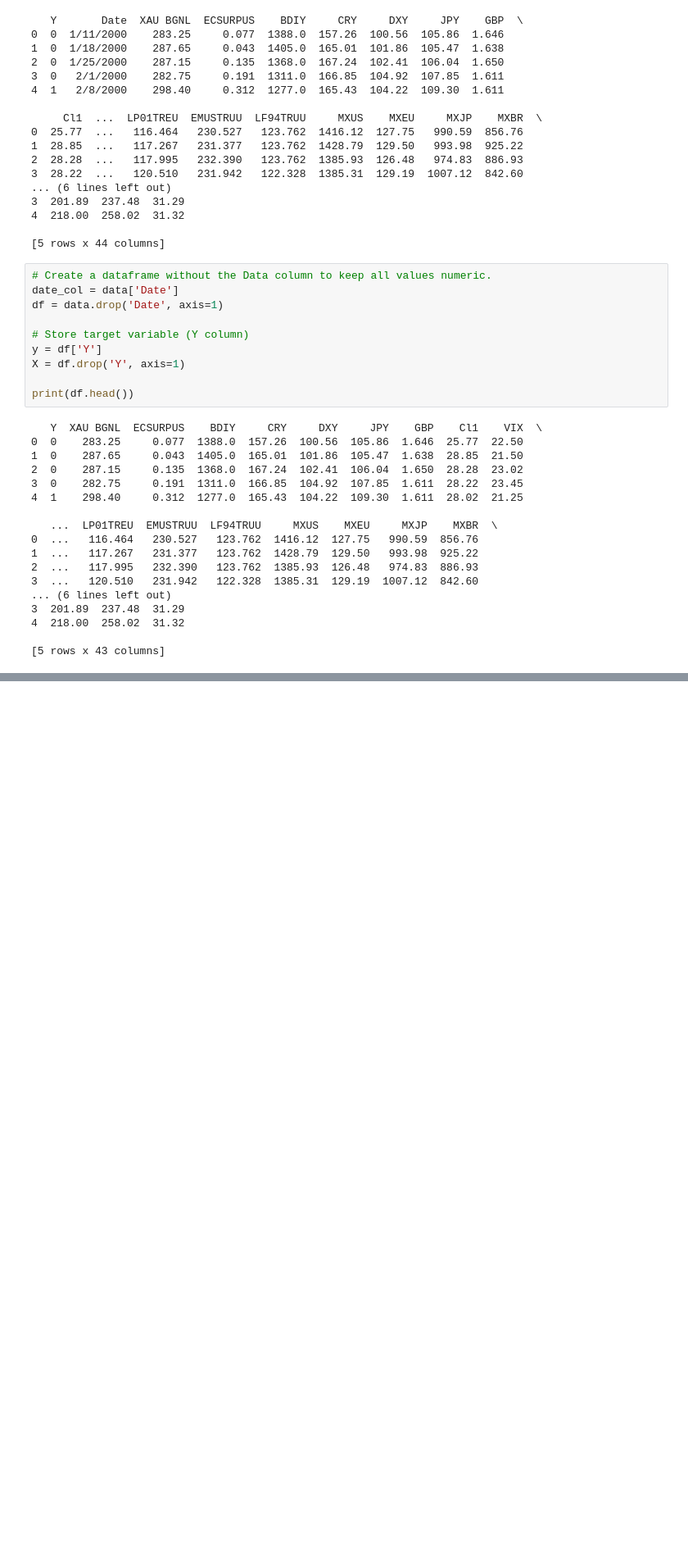
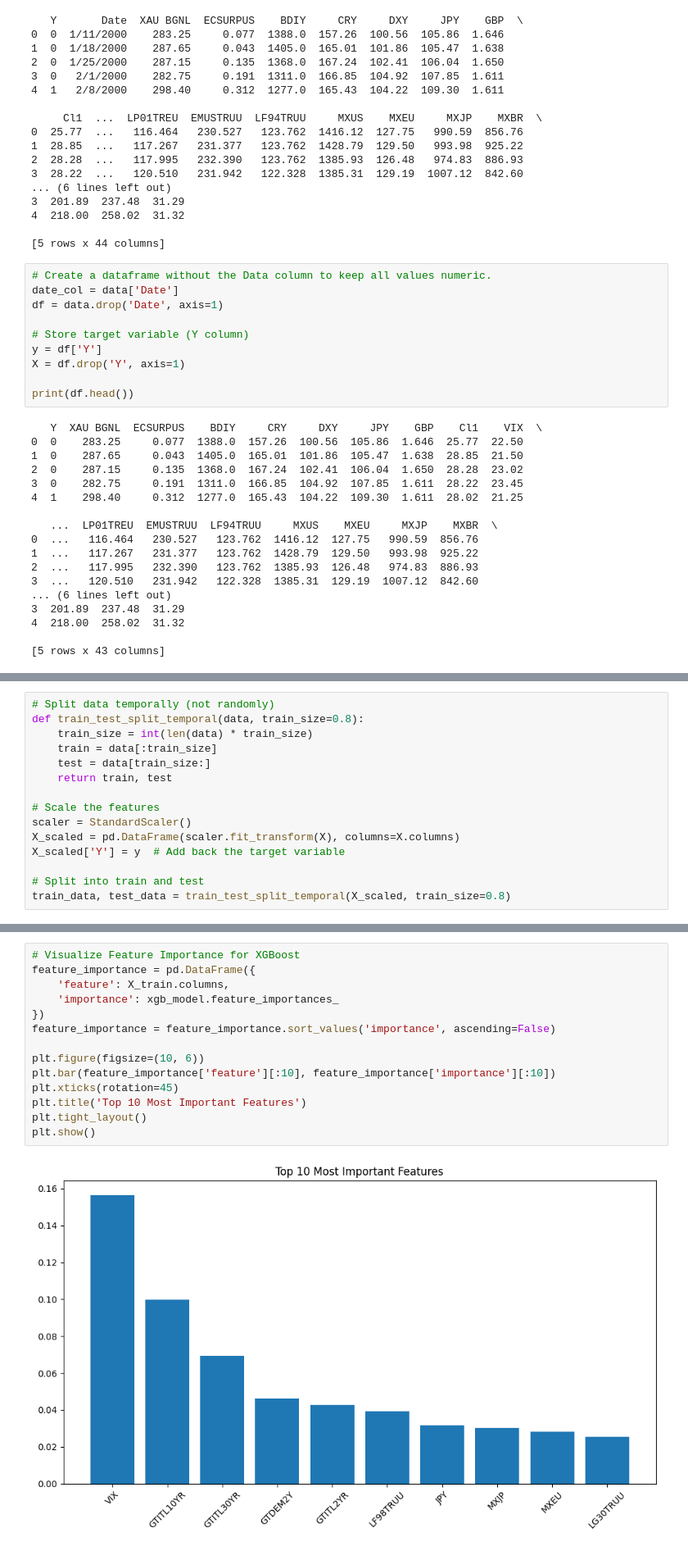
Before and after one commit to gitrlawton/market-anomaly-detection, a Jupyter notebook: Market_Anomaly_Detection.ipynb, the cells around one changed output, grey strips where cells are left out. Shown: that part at 82% size. Cells and saved outputs as stored; diff of their text form; blank space fills up the shorter version.

Commit message:
Trained models and optimized for recall.

```diff
--- a/Market_Anomaly_Detection.ipynb
+++ b/Market_Anomaly_Detection.ipynb
@@ -137,0 +147,15 @@ VIX: 17.30
+# %%
+# Split data temporally (not randomly)
+def train_test_split_temporal(data, train_size=0.8):
+    train_size = int(len(data) * train_size)
+    train = data[:train_size]
+    test = data[train_size:]
+    return train, test
+
+# Scale the features
+scaler = StandardScaler()
+X_scaled = pd.DataFrame(scaler.fit_transform(X), columns=X.columns)
+X_scaled['Y'] = y  # Add back the target variable
+
+# Split into train and test
+train_data, test_data = train_test_split_temporal(X_scaled, train_size=0.8)
@@ -137,0 +267,16 @@ VIX: 17.30
+# %%
+# Visualize Feature Importance for XGBoost
+feature_importance = pd.DataFrame({
+    'feature': X_train.columns,
+    'importance': xgb_model.feature_importances_
+})
+feature_importance = feature_importance.sort_values('importance', ascending=False)
+
+plt.figure(figsize=(10, 6))
+plt.bar(feature_importance['feature'][:10], feature_importance['importance'][:10])
+plt.xticks(rotation=45)
+plt.title('Top 10 Most Important Features')
+plt.tight_layout()
+plt.show()
+# %% [output]
+[figure, added]
```
Also changed, not shown: parts of 14 cells of this notebook.
